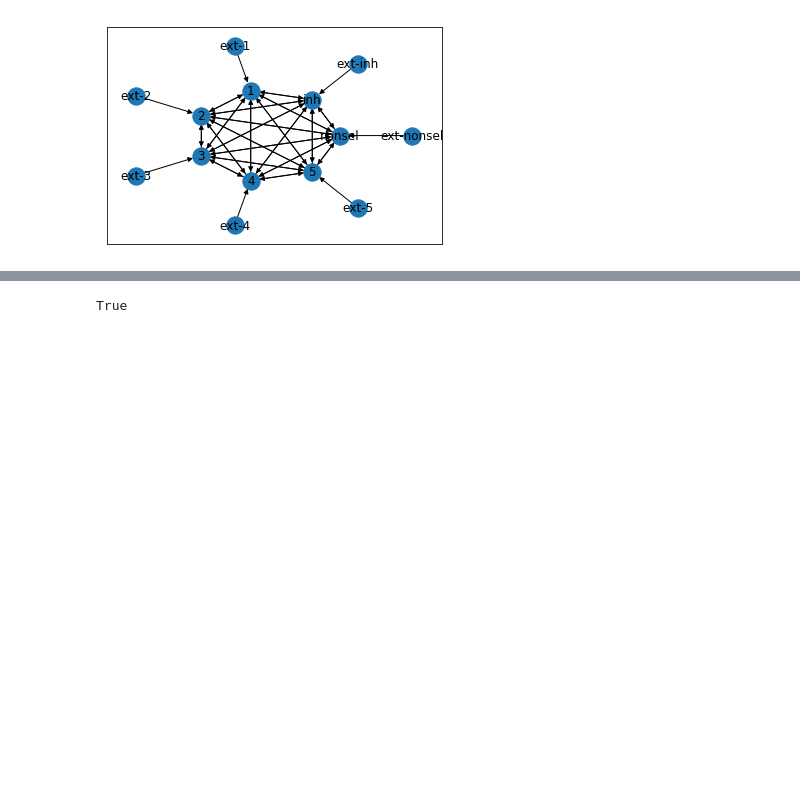
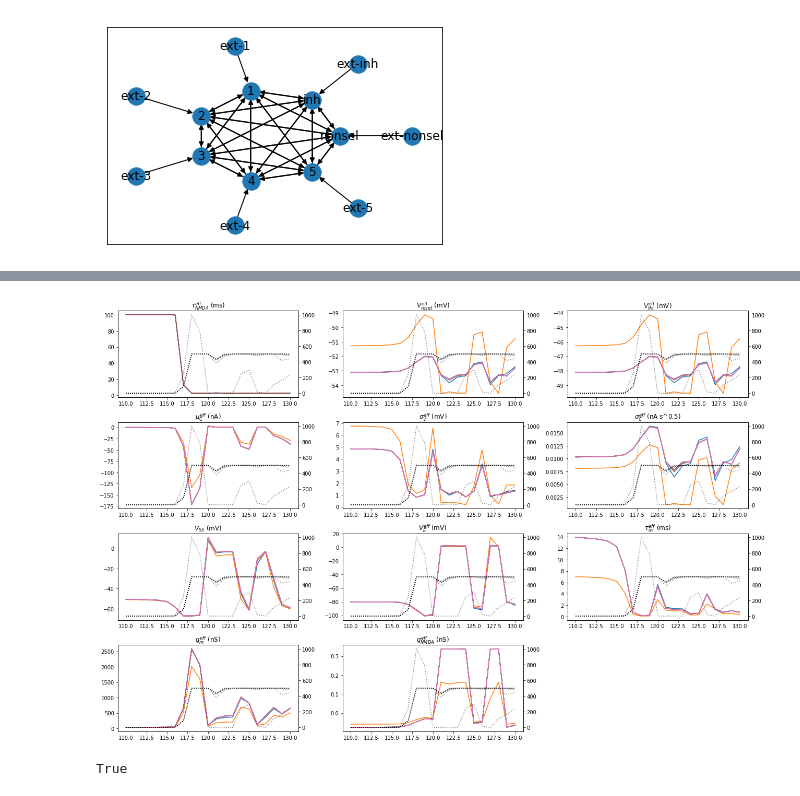
Before and after one commit to DeanTM/masters-scripts, a Jupyter notebook: Firing Rate model/Fully Dynamic Rate Based Model.ipynb, the cells around one changed output, grey strips where cells are left out. Cells and saved outputs as stored; diff of their text form; code cells hidden in the pictures; blank space fills up the shorter version.

```diff
--- a/Firing Rate model/Fully Dynamic Rate Based Model.ipynb
+++ b/Firing Rate model/Fully Dynamic Rate Based Model.ipynb
@@ -834,3 +922,97 @@ plt.show()
+# %%
+param_tracker.__dict__.keys()
+param_tracker.V_SS
+
+fig, axes = plt.subplots(4, 3, figsize=(18, 12))
+
+start = N_steps - 20
+end = N_steps + 1
+xaxis = np.arange(start, end) #* defaultdt / b2.ms
+
+for n in param_tracker.tau_NMDA_eff.keys():
+    axes[0,0].plot(xaxis, param_tracker.tau_NMDA_eff[n][start:end] / b2.ms)
+ax2 = axes[0,0].twinx()
+for n in dynamic_neuron_groups:
+    ax2.plot(xaxis, np.array(n.nu_trace)[start:end] / b2.Hz, 'k:', alpha=0.5)
+axes[0,0].set_title(r"$\tau_{NMDA}^{eff}$ (ms)")
+
+for n in param_tracker.V_reset_eff.keys():
+    axes[0,1].plot(xaxis, param_tracker.V_reset_eff[n][start:end] / b2.mV)
+ax2 = axes[0,1].twinx()
+for n in dynamic_neuron_groups:
+    ax2.plot(xaxis, np.array(n.nu_trace)[start:end] / b2.Hz, 'k:', alpha=0.5)
+axes[0,1].set_title(r"$V_{reset}^{eff}$ (mV)")
+
+for n in param_tracker.V_thr_eff.keys():
+    axes[0,2].plot(xaxis, param_tracker.V_thr_eff[n][start:end] / b2.mV)
+ax2 = axes[0,2].twinx()
+for n in dynamic_neuron_groups:
+    ax2.plot(xaxis, np.array(n.nu_trace)[start:end] / b2.Hz, 'k:', alpha=0.5)
+axes[0,2].set_title(r"$V_{thr}^{eff}$ (mV)")
+
+for n in param_tracker.mu_C_eff.keys():
+    axes[1,0].plot(xaxis, param_tracker.mu_C_eff[n][start:end] / b2.nA)
+ax2 = axes[1,0].twinx()
+for n in dynamic_neuron_groups:
+    ax2.plot(xaxis, np.array(n.nu_trace)[start:end] / b2.Hz, 'k:', alpha=0.5)
+axes[1,0].set_title(r"$\mu_{C}^{eff}$ (nA)")
+
+for n in param_tracker.sigma_V_eff.keys():
+    axes[1,1].plot(xaxis, param_tracker.sigma_V_eff[n][start:end] / b2.mV)
+ax2 = axes[1,1].twinx()
+for n in dynamic_neuron_groups:
+    ax2.plot(xaxis, np.array(n.nu_trace)[start:end] / b2.Hz, 'k:', alpha=0.5)
+axes[1,1].set_title(r"$\sigma_{V}^{eff}$ (mV)")
+
+for n in param_tracker.sigma_C_eff.keys():
+    axes[1,2].plot(xaxis, param_tracker.sigma_C_eff[n][start:end] / (b2.nA * np.sqrt(b2.second)))
+ax2 = axes[1,2].twinx()
+for n in dynamic_neuron_groups:
+    ax2.plot(xaxis, np.array(n.nu_trace)[start:end] / b2.Hz, 'k:', alpha=0.5)
+axes[1,2].set_title(r"$\sigma_{C}^{eff}$ (nA s^0.5)")
+
+for n in param_tracker.V_SS.keys():
+    axes[2,0].plot(xaxis, param_tracker.V_SS[n][start:end] / b2.mV)
+ax2 = axes[2,0].twinx()
+for n in dynamic_neuron_groups:
+    ax2.plot(xaxis, np.array(n.nu_trace)[start:end] / b2.Hz, 'k:', alpha=0.5)
+axes[2,0].set_title(r"$V_{SS}$ (mV)")
+
+for n in param_tracker.V_E_eff.keys():
+    axes[2,1].plot(xaxis, param_tracker.V_E_eff[n][start:end] / b2.mV)
+ax2 = axes[2,1].twinx()
+for n in dynamic_neuron_groups:
+    ax2.plot(xaxis, np.array(n.nu_trace)[start:end] / b2.Hz, 'k:', alpha=0.5)
+axes[2,1].set_title(r"$V_{E}^{eff}$ (mV)")
+
+for n in param_tracker.tau_m_eff.keys():
+    axes[2,2].plot(xaxis, param_tracker.tau_m_eff[n][start:end] / b2.ms)
+ax2 = axes[2,2].twinx()
+for n in dynamic_neuron_groups:
+    ax2.plot(xaxis, np.array(n.nu_trace)[start:end] / b2.Hz, 'k:', alpha=0.5)
+axes[2,2].set_title(r"$\tau_{m}^{eff}$ (ms)")
+
+for n in param_tracker.g_m_eff.keys():
+    axes[3,0].plot(xaxis, param_tracker.g_m_eff[n][start:end] / b2.nS)
+ax2 = axes[3,0].twinx()
+for n in dynamic_neuron_groups:
+    ax2.plot(xaxis, np.array(n.nu_trace)[start:end] / b2.Hz, 'k:', alpha=0.5)
+axes[3,0].set_title(r"$g_{m}^{eff}$ (nS)")
+
+for n in param_tracker.g_NMDA_eff.keys():
+    axes[3,1].plot(xaxis, param_tracker.g_NMDA_eff[n][start:end] / b2.nS)
+ax2 = axes[3,1].twinx()
+for n in dynamic_neuron_groups:
+    ax2.plot(xaxis, np.array(n.nu_trace)[start:end] / b2.Hz, 'k:', alpha=0.5)
+axes[3,1].set_title(r"$g_{NMDA}^{eff}$ (nS)")
+
+axes[3,2].axis("off")
+
+fig.tight_layout()
+
+plt.show()
+# %% [output]
+[figure, added]
 # %%
 np.sign(n.g_AMPA * (V_reset - V_E)) == np.sign(n.g_NMDA_eff() * (V_reset - n.V_E_eff()))
 # %% [output]
```
Also changed, not shown: parts of 24 cells of this notebook.
